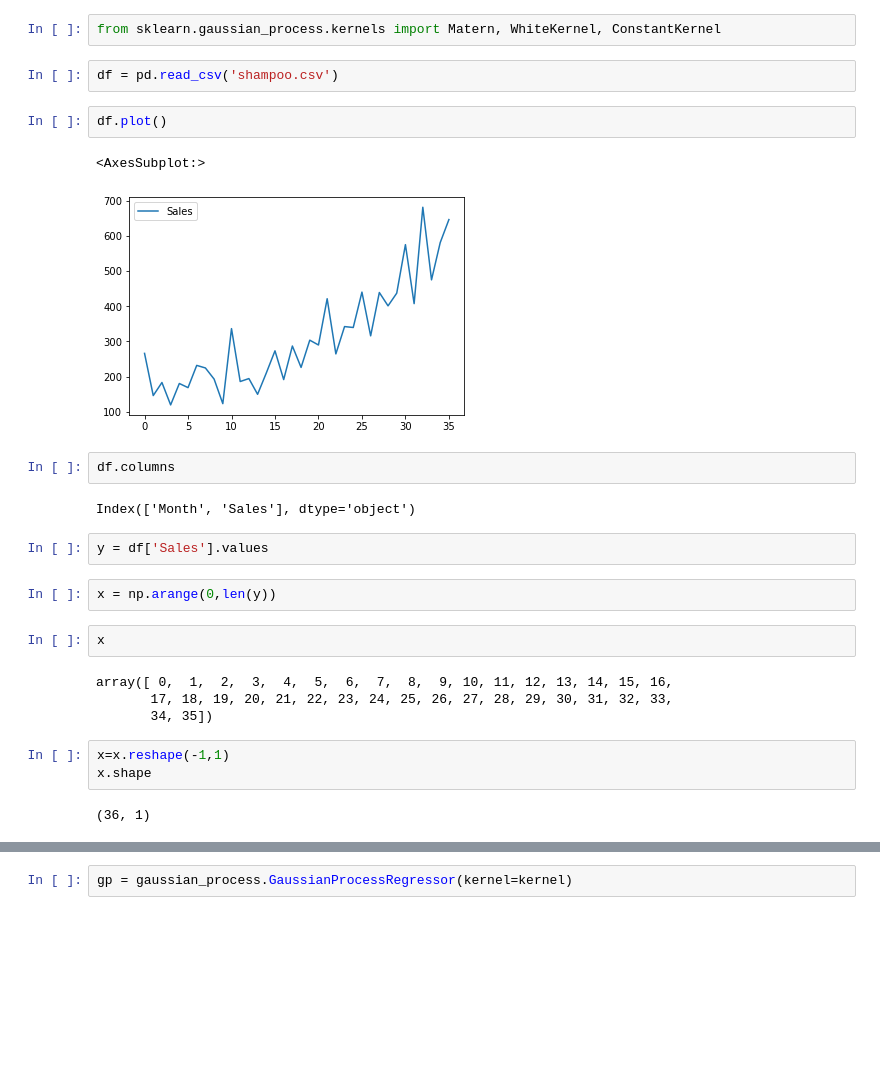
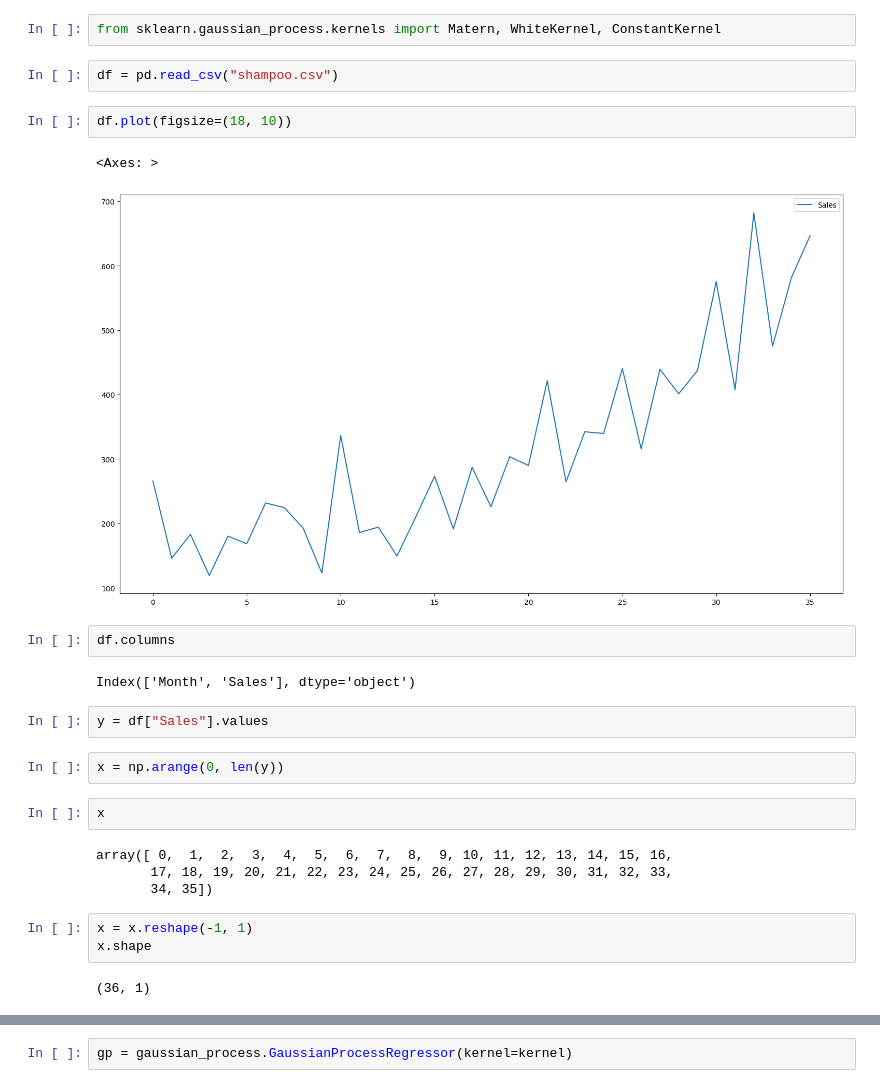
Before and after one commit to mks9900/gaussian_processes, a Jupyter notebook: shampoo/gp_shampoo_sklearn.ipynb, the cells around one changed output, grey strips where cells are left out. Cells and saved outputs as stored; diff of their text form; blank space fills up the shorter version.

```diff
--- a/shampoo/gp_shampoo_sklearn.ipynb
+++ b/shampoo/gp_shampoo_sklearn.ipynb
@@ -7,20 +7,20 @@ import seaborn as sns
 # %%
 from sklearn.gaussian_process.kernels import Matern, WhiteKernel, ConstantKernel
 # %%
-df = pd.read_csv('shampoo.csv')
+df = pd.read_csv("shampoo.csv")
 # %%
-df.plot()
+df.plot(figsize=(18, 10))
 # %% [output]
-<AxesSubplot:>
+<Axes: >
-[figure, old version]
+[figure, new version]
 # %%
 df.columns
 # %% [output]
 Index(['Month', 'Sales'], dtype='object')
 # %%
-y = df['Sales'].values
+y = df["Sales"].values
 # %%
-x = np.arange(0,len(y))
+x = np.arange(0, len(y))
 # %%
 x
 # %% [output]
@@ -28,7 +28,7 @@ array([ 0,  1,  2,  3,  4,  5,  6,  7,  8,  9, 10, 11, 12, 13, 14, 15, 16,
        17, 18, 19, 20, 21, 22, 23, 24, 25, 26, 27, 28, 29, 30, 31, 32, 33,
        34, 35])
 # %%
-x=x.reshape(-1,1)
+x = x.reshape(-1, 1)
 x.shape
 # %% [output]
 (36, 1)
```
Also changed, not shown: parts of 5 cells of this notebook, 22 other files.
